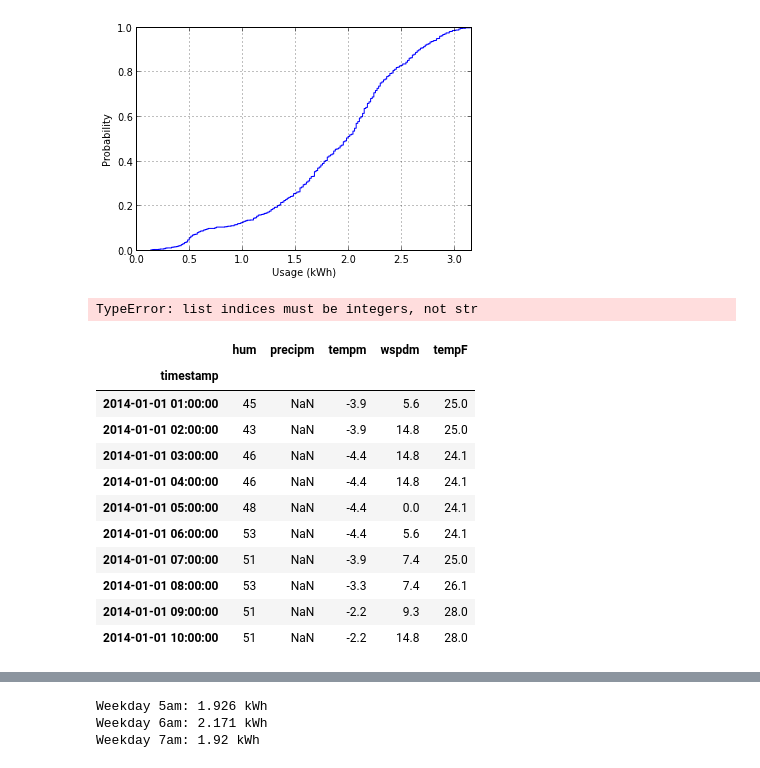
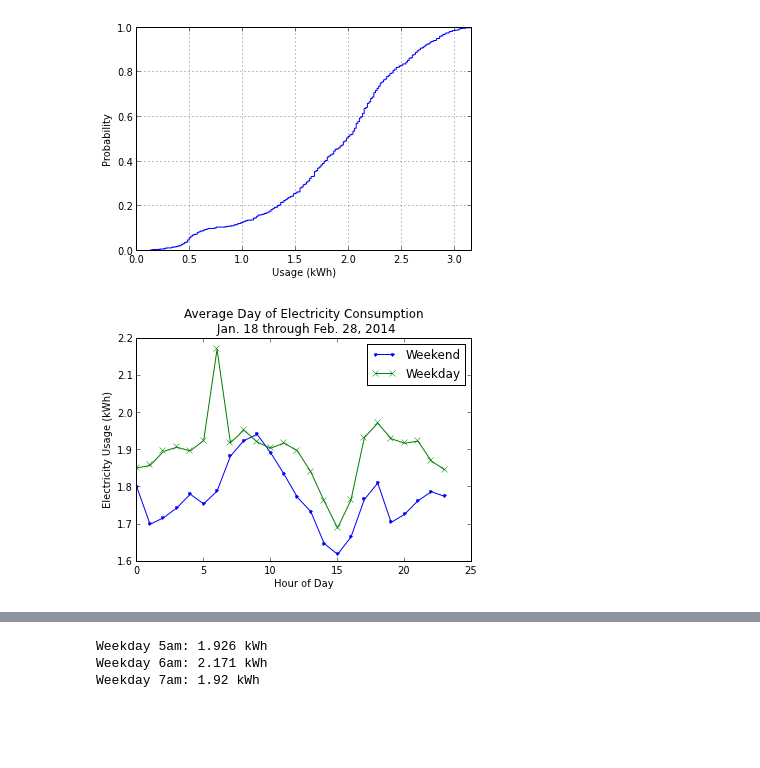
Before and after one commit to jtelszasz/my_energy_forecast_SVR, a Jupyter notebook: My_Energy.ipynb, the cells around one changed output, grey strips where cells are left out. Saved outputs shown, nothing was run; the diff lists cells and outputs as text; code cells hidden in the pictures; blank space fills up the shorter version.

```diff
--- a/My_Energy.ipynb
+++ b/My_Energy.ipynb
@@ -45,32 +44,21 @@ FIG_ElecCDF.savefig('ElecCDF.png')
 # %% [output]
 [figure]
 # %%
-#
+# Group into weekday/weekend and hour
 
 GB_WkdayWkend_Hour = elec_and_weather.groupby([(elec_and_weather.index.dayofweek==5)|(elec_and_weather.index.dayofweek==6),elec_and_weather.index.hour])
-AvgDay = [GB_WkdayWkend_Hour['USAGE'].mean(),GB_WkdayWkend_Hour['tempF'].mean()]
+AvgDay = pd.DataFrame([GB_WkdayWkend_Hour['USAGE'].mean(),GB_WkdayWkend_Hour['tempF'].mean()])
 # %%
-AvgDay[True].plot(marker='.',grid=False)
-AvgDay[False].plot(marker='x',grid=False)
+# Plot average weekday and average weekend
+FIG_AvgDays_Elec = plt.figure()
+plot1 = AvgDay[True].ix['USAGE'].plot(marker='.',grid=False)
+plot2 = AvgDay[False].ix['USAGE'].plot(marker='x',grid=False)
 
 xlabel('Hour of Day')
 ylabel('Electricity Usage (kWh)')
 title('Average Day of Electricity Consumption \n Jan. 18 through Feb. 28, 2014')
 legend(['Weekend','Weekday'])
+
+FIG_AvgDays_Elec.savefig('AvgDays_Elec.png')
 # %% [output]
-TypeError: list indices must be integers, not str
+[figure, added]
-# %%
-weather[:10]
-# %% [output]
-|  | hum | precipm | tempm | wspdm | tempF |
-| timestamp |  |  |  |  |  |
-| 2014-01-01 01:00:00 | 45 | NaN | -3.9 | 5.6 | 25.0 |
-| 2014-01-01 02:00:00 | 43 | NaN | -3.9 | 14.8 | 25.0 |
-| 2014-01-01 03:00:00 | 46 | NaN | -4.4 | 14.8 | 24.1 |
-| 2014-01-01 04:00:00 | 46 | NaN | -4.4 | 14.8 | 24.1 |
-| 2014-01-01 05:00:00 | 48 | NaN | -4.4 | 0.0 | 24.1 |
-| 2014-01-01 06:00:00 | 53 | NaN | -4.4 | 5.6 | 24.1 |
-| 2014-01-01 07:00:00 | 51 | NaN | -3.9 | 7.4 | 25.0 |
-| 2014-01-01 08:00:00 | 53 | NaN | -3.3 | 7.4 | 26.1 |
-| 2014-01-01 09:00:00 | 51 | NaN | -2.2 | 9.3 | 28.0 |
-| 2014-01-01 10:00:00 | 51 | NaN | -2.2 | 14.8 | 28.0 |
```
Also changed, not shown: parts of 11 cells of this notebook, 5 other files.
